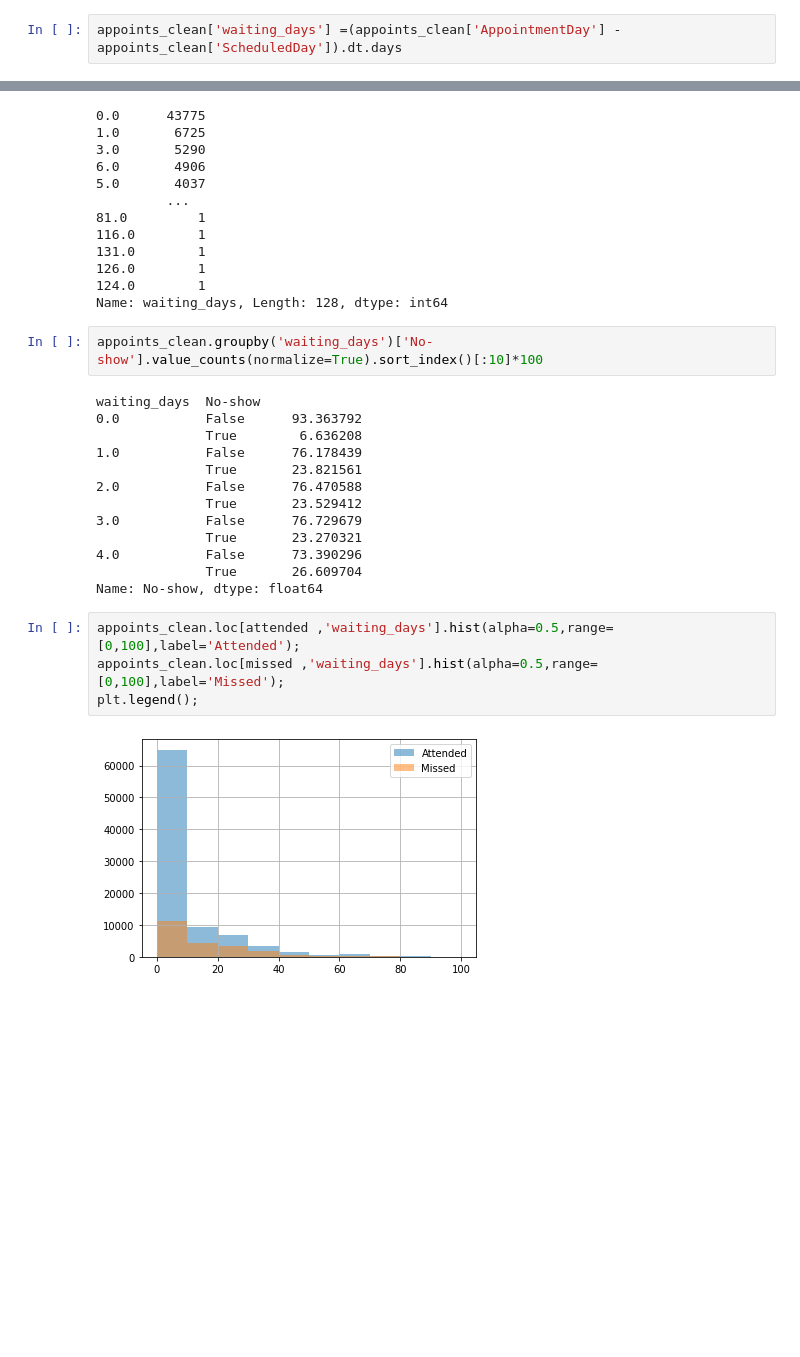
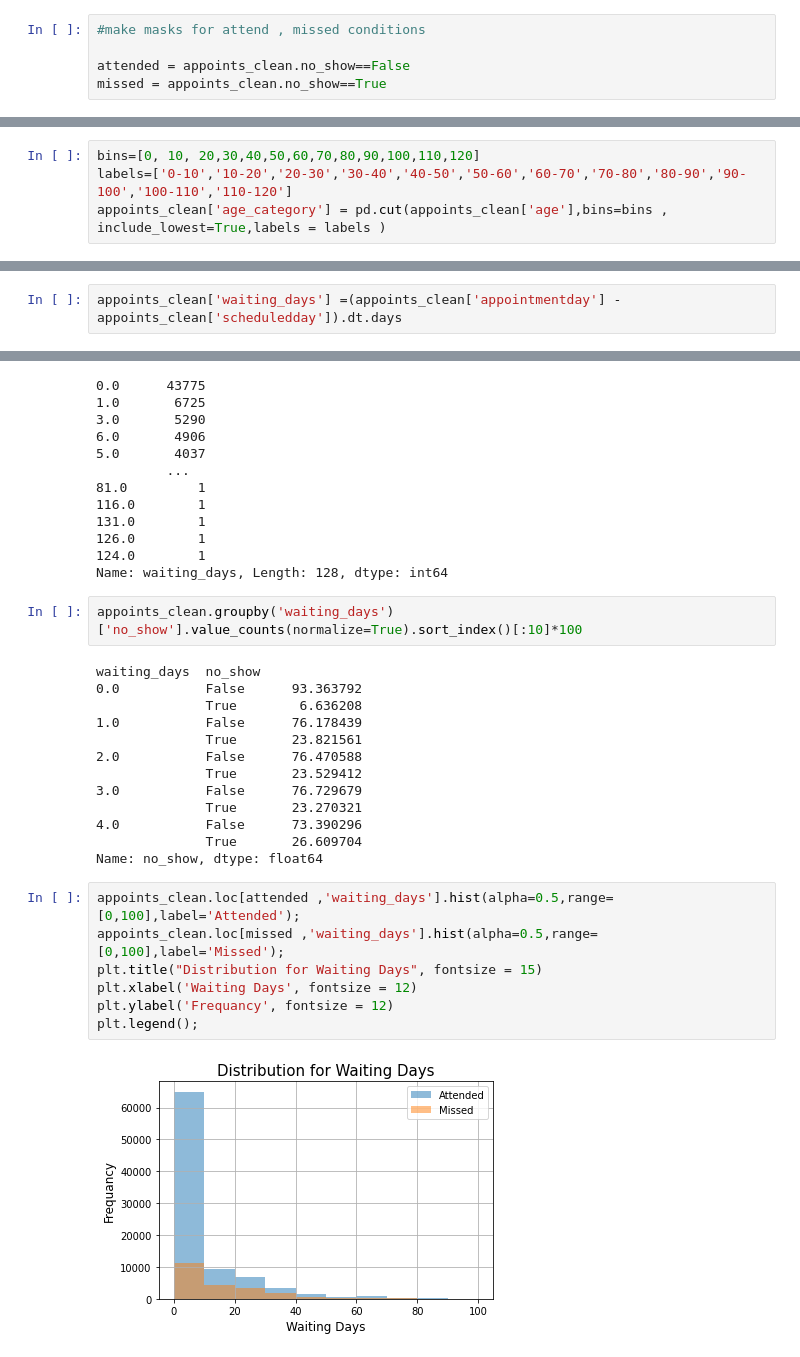
Before and after one commit to Shaker-Hussien/UdacityND-investigate-adataset, a Jupyter notebook: no-show-appointments.ipynb, the cells around one changed output, grey strips where cells are left out. Drawn from its saved outputs; the diff is of its cells as text; blank space fills up the shorter version.

Commit message:
*fix columns names *adding limitation section *adding titles and labels to plots

```diff
--- a/no-show-appointments.ipynb
+++ b/no-show-appointments.ipynb
@@ -542,2 +332,5 @@ sms_plot.plot(kind='bar');
-# %%
-appoints_clean['waiting_days'] =(appoints_clean['AppointmentDay'] - appoints_clean['ScheduledDay']).dt.days
+# %%
+#make masks for attend , missed conditions
+
+attended = appoints_clean.no_show==False
+missed = appoints_clean.no_show==True
@@ -543,0 +427,4 @@ appoints_clean['waiting_days'] =(appoints_clean['AppointmentDay'] - appoints_cle
+# %%
+bins=[0, 10, 20,30,40,50,60,70,80,90,100,110,120]
+labels=['0-10','10-20','20-30','30-40','40-50','50-60','60-70','70-80','80-90','90-100','100-110','110-120']
+appoints_clean['age_category'] = pd.cut(appoints_clean['age'],bins=bins , include_lowest=True,labels = labels )
@@ -544,3 +551,5 @@ appoints_clean['waiting_days'] =(appoints_clean['AppointmentDay'] - appoints_cle
+# %%
+appoints_clean['waiting_days'] =(appoints_clean['appointmentday'] - appoints_clean['scheduledday']).dt.days
 # %%
 print(appoints_clean['waiting_days'].value_counts().sort_index())
 print(appoints_clean['waiting_days'].describe())
@@ -620,9 +620,9 @@ appoints_clean['waiting_days'].value_counts()
 124.0        1
 Name: waiting_days, Length: 128, dtype: int64
 # %%
-appoints_clean.groupby('waiting_days')['No-show'].value_counts(normalize=True).sort_index()[:10]*100
+appoints_clean.groupby('waiting_days')['no_show'].value_counts(normalize=True).sort_index()[:10]*100
 # %% [output]
-waiting_days  No-show
+waiting_days  no_show
 0.0           False      93.363792
               True        6.636208
 1.0           False      76.178439
@@ -633,10 +633,13 @@ waiting_days  No-show
               True       23.270321
 4.0           False      73.390296
               True       26.609704
-Name: No-show, dtype: float64
+Name: no_show, dtype: float64
 # %%
 appoints_clean.loc[attended ,'waiting_days'].hist(alpha=0.5,range=[0,100],label='Attended');
 appoints_clean.loc[missed ,'waiting_days'].hist(alpha=0.5,range=[0,100],label='Missed');
+plt.title("Distribution for Waiting Days", fontsize = 15)
+plt.xlabel('Waiting Days', fontsize = 12)
+plt.ylabel('Frequancy', fontsize = 12)
 plt.legend();
 # %% [output]
-[figure, old version]
+[figure, new version]
```
Also changed, not shown: parts of 84 cells of this notebook, 2 other files.
